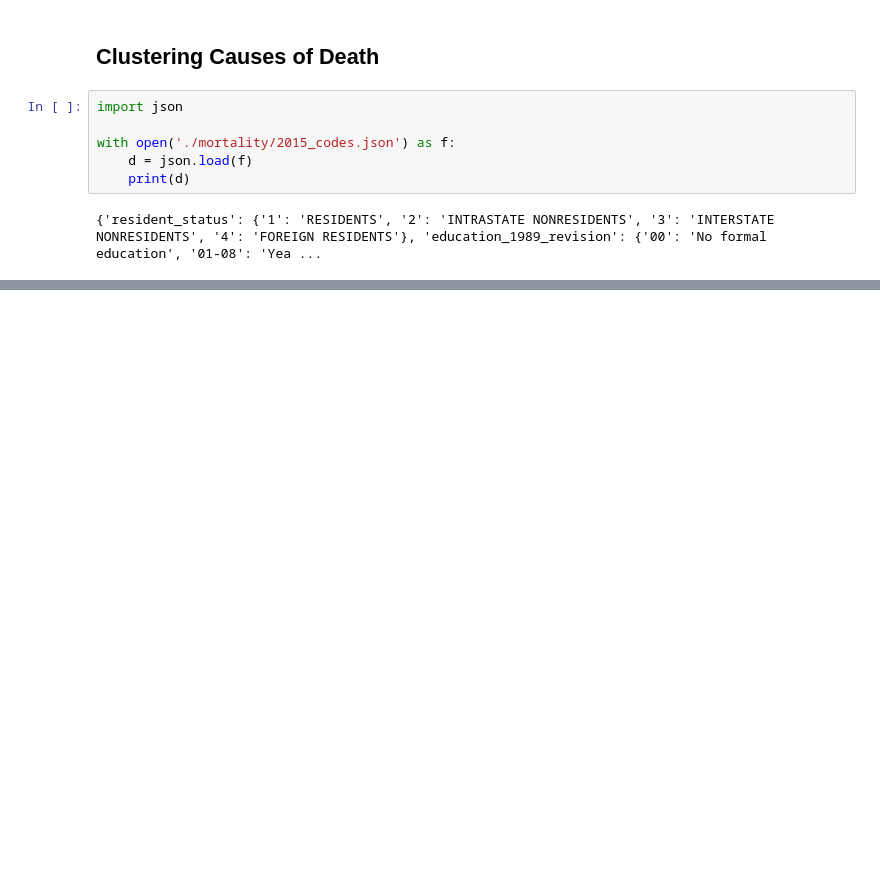
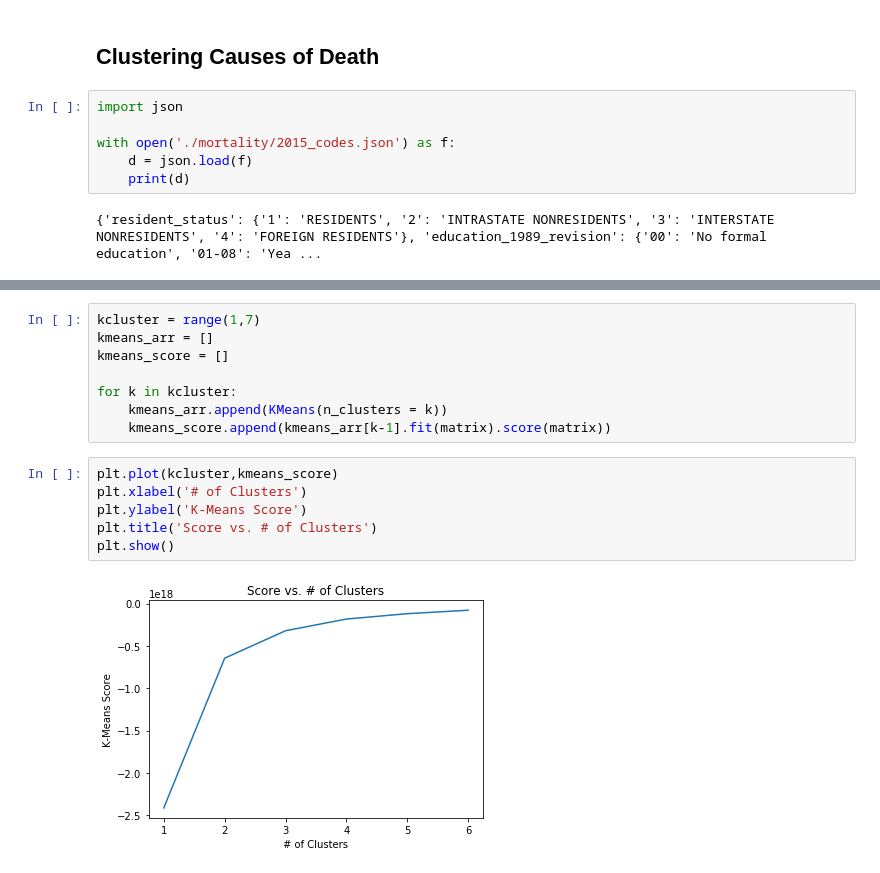
Before and after one commit to alexander-ray/bana-mortality-4502, a Jupyter notebook: DataFrameFormat.ipynb, the cells around one changed output, grey strips where cells are left out. Drawn from its saved outputs; the diff is of its cells as text; blank space fills up the shorter version.

```diff
--- a/DataFrameFormat.ipynb
+++ b/DataFrameFormat.ipynb
@@ -486,0 +510,16 @@ with open('./mortality/2015_codes.json') as f:
+# %%
+kcluster = range(1,7)
+kmeans_arr = []
+kmeans_score = []
+
+for k in kcluster:
+    kmeans_arr.append(KMeans(n_clusters = k))
+    kmeans_score.append(kmeans_arr[k-1].fit(matrix).score(matrix))
+# %%
+plt.plot(kcluster,kmeans_score)
+plt.xlabel('# of Clusters')
+plt.ylabel('K-Means Score')
+plt.title('Score vs. # of Clusters')
+plt.show()
+# %% [output]
+[figure, added]
```
Also changed, not shown: parts of 4 cells of this notebook.
